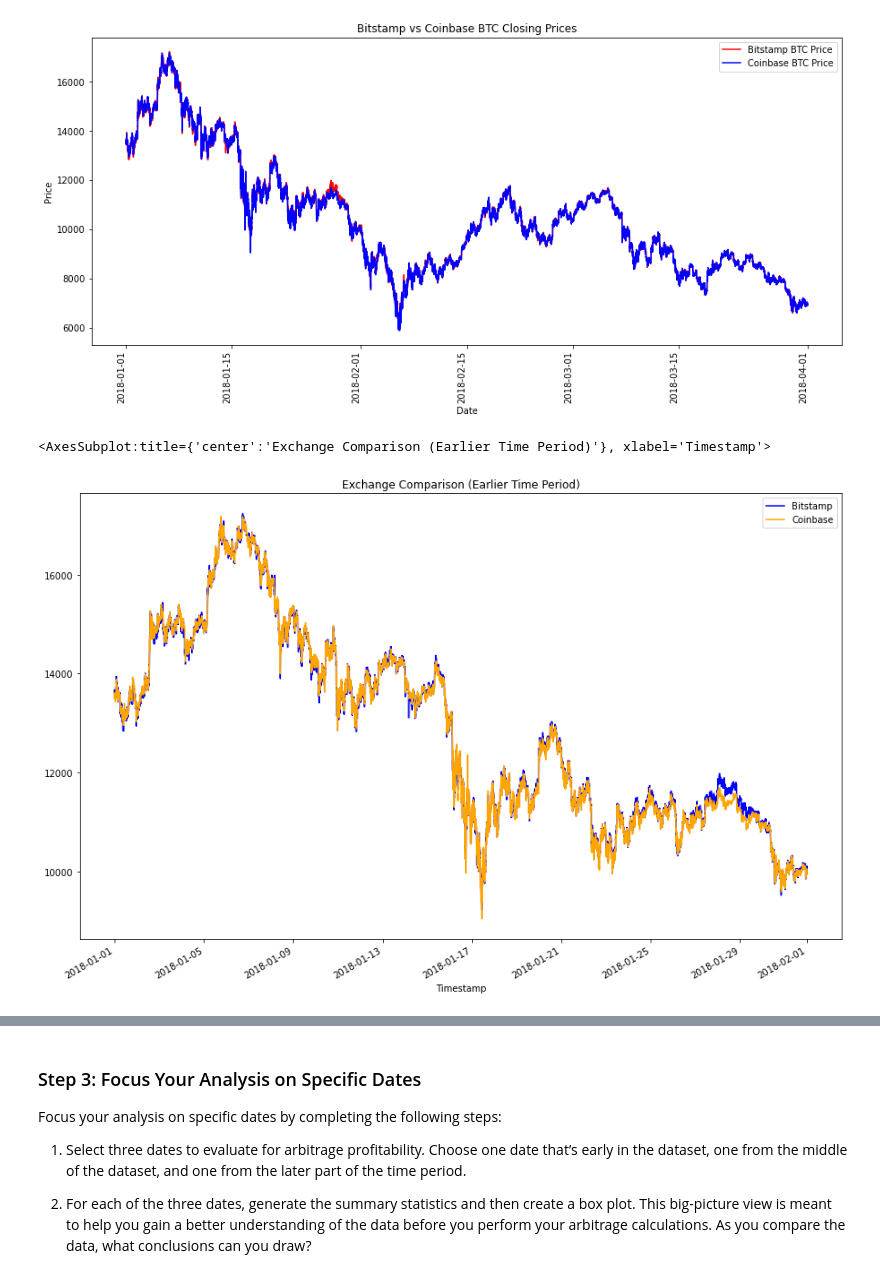
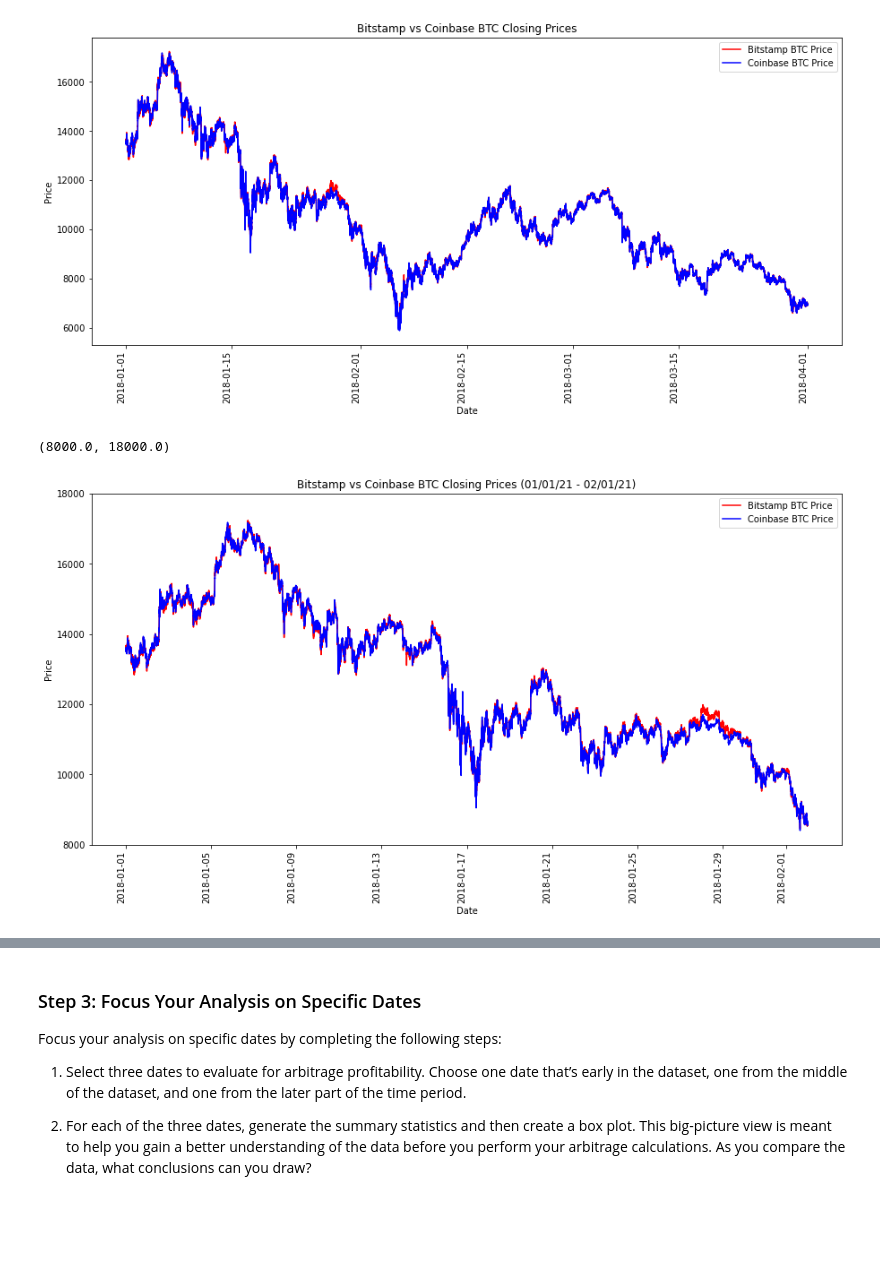
Before and after one commit to MaxAcheson/Module_3_Challenge, a Jupyter notebook: Starter_Code/crypto_arbitrage.ipynb, the cells around one changed output, grey strips where cells are left out. Drawn from its saved outputs; the diff is of its cells as text; code cells hidden in the pictures; blank space fills up the shorter version.

```diff
--- a/Starter_Code/crypto_arbitrage.ipynb
+++ b/Starter_Code/crypto_arbitrage.ipynb
@@ -279,11 +280,19 @@ plt.legend(['Bitstamp BTC Price','Coinbase BTC Price'])
 # %%
 # Using the loc and plot functions, create an overlay plot that visualizes
 # the price action of both DataFrames for a one month period early in the dataset
 # Be sure to include the parameters: legend, figure size, title, and color and label
-# YOUR CODE HERE
+first_month_bitstamp = bitstamp_sliced.loc['2018-01-01':'2018-02-01']
+first_month_coinbase = coinbase_sliced.loc['2018-01-01':'2018-02-01']
+ax = first_month_bitstamp.plot(figsize=(15,8), rot=90, color="red")
+first_month_coinbase.plot(ax=ax, rot=90, color="blue")
+plt.title('Bitstamp vs Coinbase BTC Closing Prices (01/01/21 - 02/01/21)')
+plt.xlabel('Date')
+plt.ylabel('Price')
+plt.legend(['Bitstamp BTC Price','Coinbase BTC Price'])
+ax.set_ylim(8000,18000)
 # %% [output]
-<AxesSubplot:title={'center':'Exchange Comparison (Earlier Time Period)'}, xlabel='Timestamp'>
+(8000.0, 18000.0)
-[figure, old version]
+[figure, new version]
 # %%
 # Using the loc and plot functions, create an overlay plot that visualizes
 # the price action of both DataFrames for a one month period later in the dataset
```
Also changed, not shown: parts of 4 cells of this notebook.
